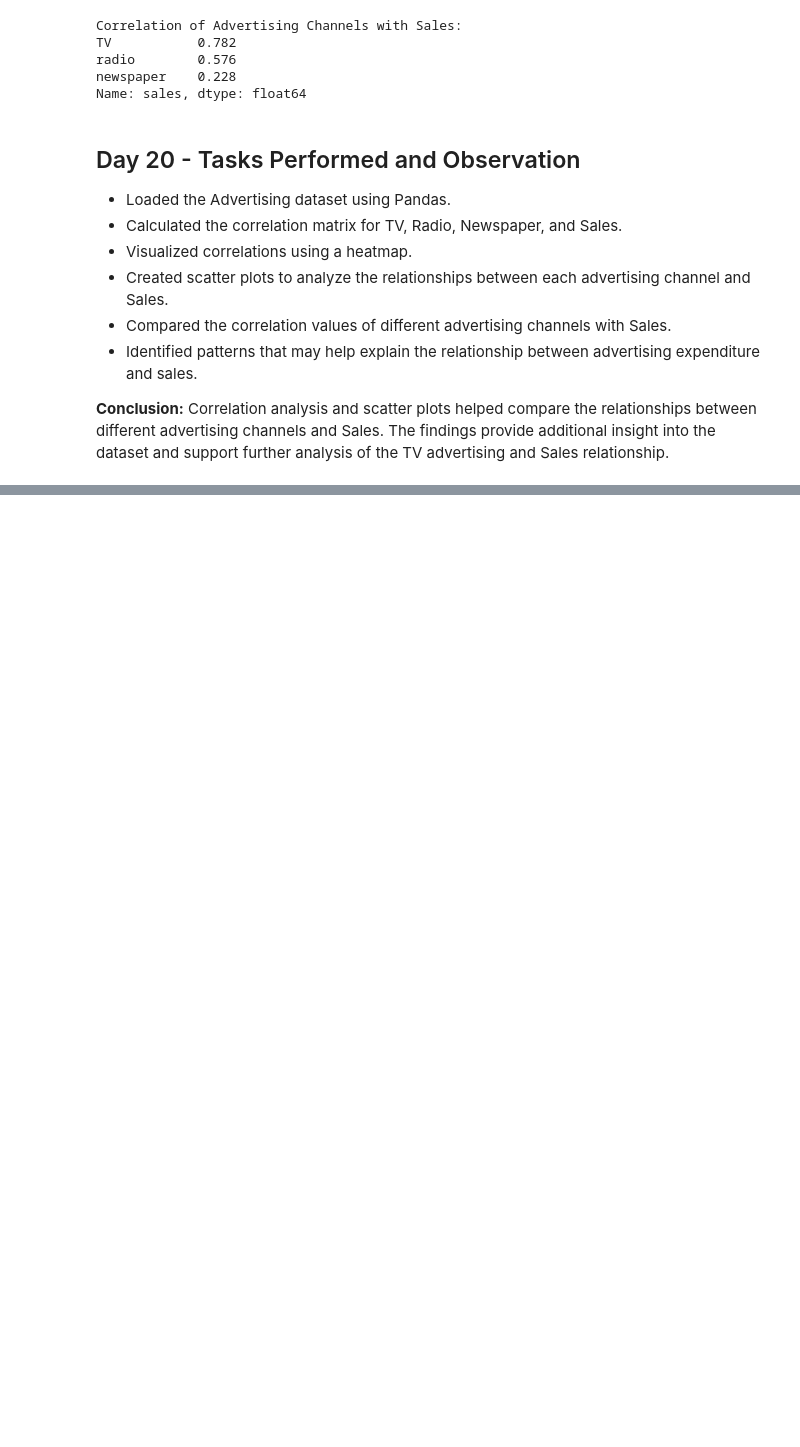
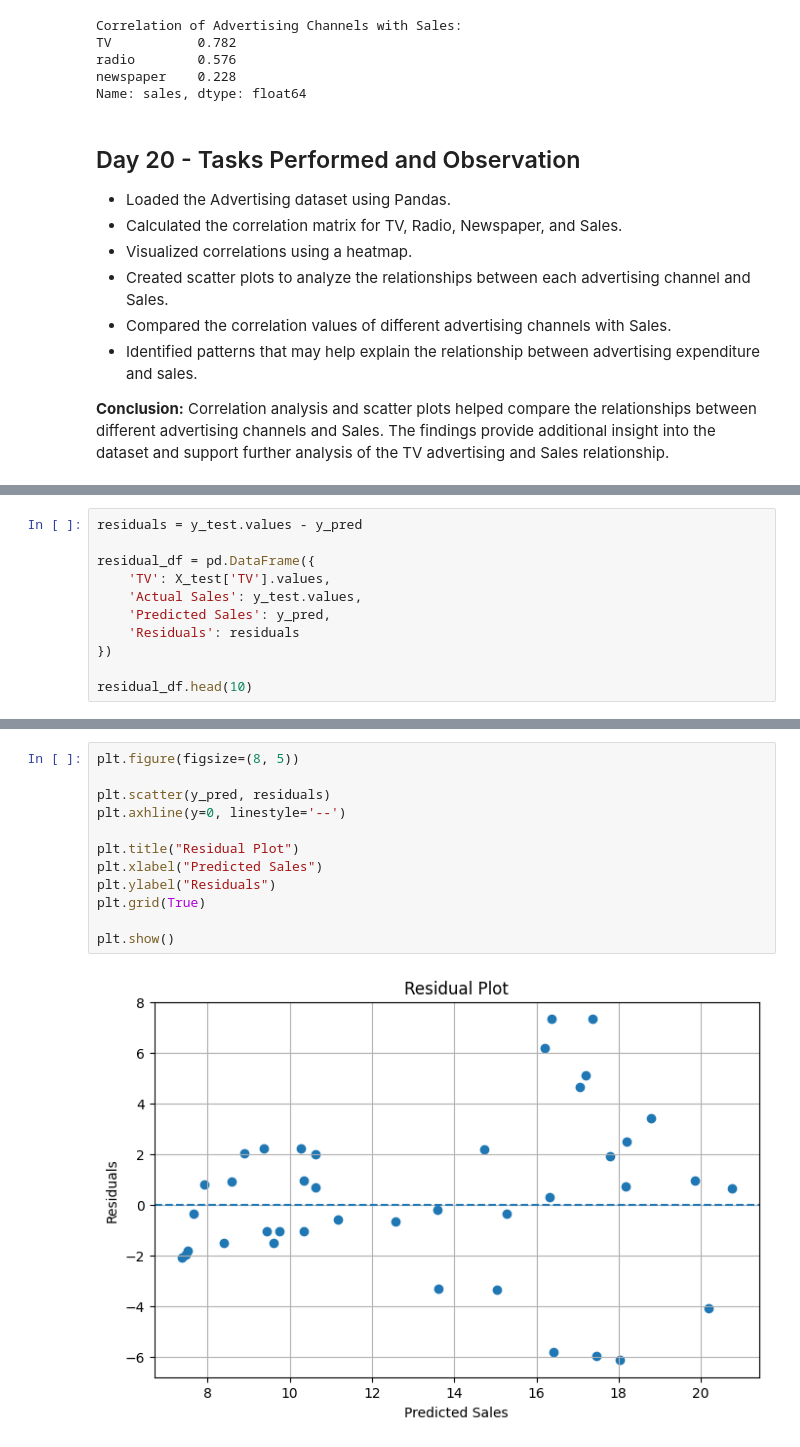
Before and after one commit to shreeshreeya69-crypto/simple-linear-regression-ybi, a Jupyter notebook: Simple_Linear_Regression_YBI.ipynb, the cells around one changed output, grey strips where cells are left out. Cells and saved outputs as stored; diff of their text form; blank space fills up the shorter version.

```diff
--- a/Simple_Linear_Regression_YBI.ipynb
+++ b/Simple_Linear_Regression_YBI.ipynb
@@ -2336,0 +2411,11 @@ Name: sales, dtype: float64
+# %%
+residuals = y_test.values - y_pred
+
+residual_df = pd.DataFrame({
+    'TV': X_test['TV'].values,
+    'Actual Sales': y_test.values,
+    'Predicted Sales': y_pred,
+    'Residuals': residuals
+})
+
+residual_df.head(10)
@@ -2336,0 +2434,14 @@ Name: sales, dtype: float64
+# %%
+plt.figure(figsize=(8, 5))
+
+plt.scatter(y_pred, residuals)
+plt.axhline(y=0, linestyle='--')
+
+plt.title("Residual Plot")
+plt.xlabel("Predicted Sales")
+plt.ylabel("Residuals")
+plt.grid(True)
+
+plt.show()
+# %% [output]
+[figure, added]
```
Also changed, not shown: parts of 7 cells of this notebook.
